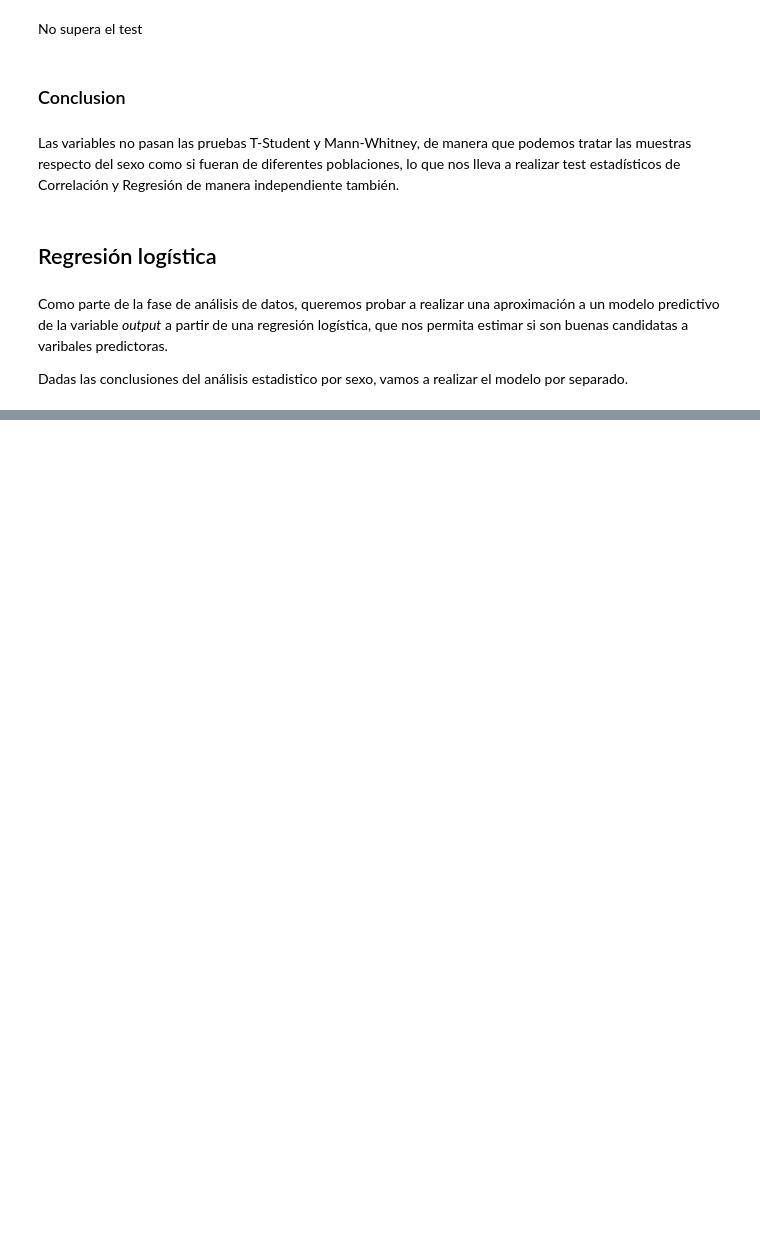
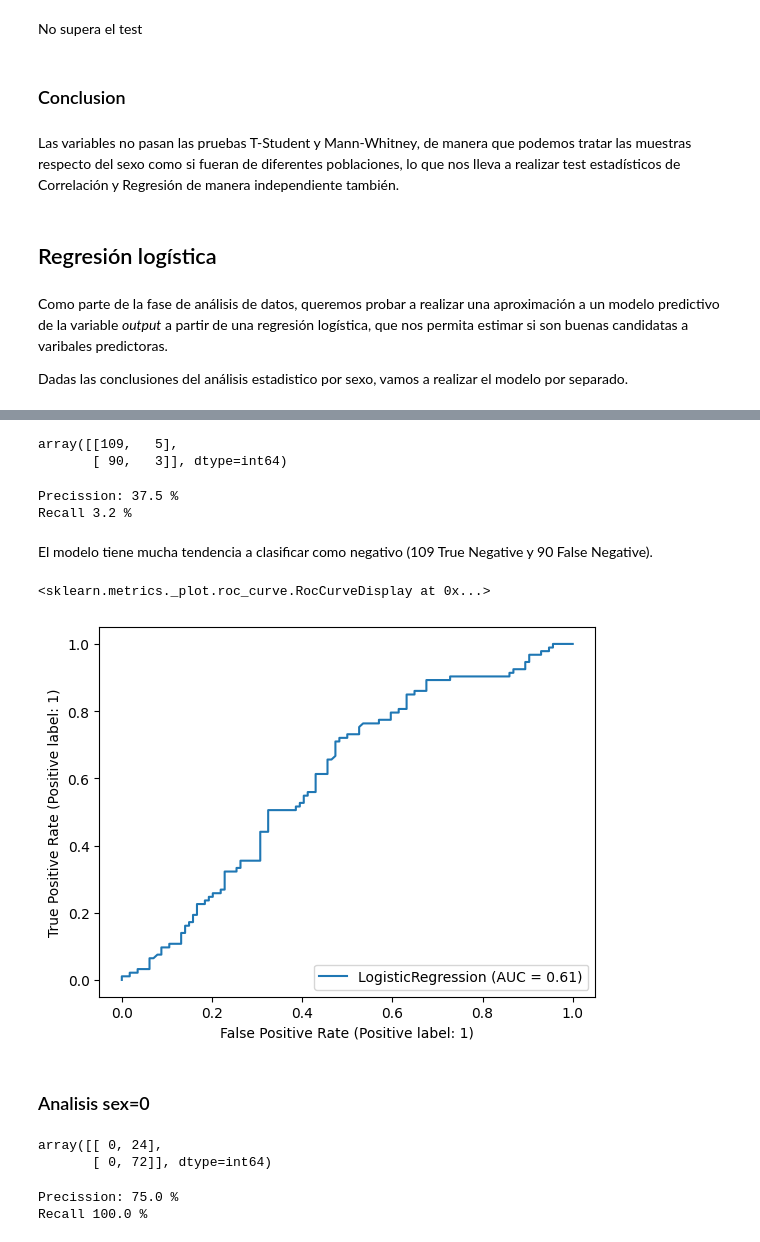
Before and after one commit to Carlos-Perez-Ha/PRA2, a Jupyter notebook: Carlos.ipynb, the cells around one changed output, grey strips where cells are left out. Saved outputs shown, nothing was run; the diff lists cells and outputs as text; code cells hidden in the pictures; blank space fills up the shorter version.

Commit message:
regresion logistica

```diff
--- a/Carlos.ipynb
+++ b/Carlos.ipynb
@@ -249,4 +249,15 @@ from sklearn.linear_model import LogisticRegression
 df_new = pd.DataFrame()
 df_new["trtbps_norm"] = trtbps_norm
 df_new["chol_norm"] = chol_norm
+# %%
+def predict_on_sex(sex):
+
+    X = df_new[df.sex==sex]
+    y = df.output[df.sex==sex]
+
+    model = LogisticRegression().fit(X, y)
+
+    y_pred = model.predict(df_new[df.sex==sex])
+
+    return X, y, y_pred, model
 # %% [markdown]
@@ -258 +265,3 @@ y_pred = model.predict(df_new[df.sex==1])
+# %%
+X, y, y_pred, model = predict_on_sex(1)
 # %%
@@ -259,0 +269,37 @@ from sklearn.metrics import confusion_matrix
+# %%
+confusion_matrix(y, y_pred)
+# %% [output]
+array([[109,   5],
+       [ 90,   3]], dtype=int64)
+# %%
+precission = precision_score(y, y_pred)
+print("Precission:",round(precission*100,1),"%")
+recall = recall_score(y, y_pred)
+print("Recall",round(recall*100,1),"%")
+# %% [output]
+Precission: 37.5 %
+Recall 3.2 %
+# %% [markdown]
+El modelo tiene mucha tendencia a clasificar como negativo (109 True Negative y 90 False Negative).
+# %%
+RocCurveDisplay.from_estimator(model, X, y)
+# %% [output]
+<sklearn.metrics._plot.roc_curve.RocCurveDisplay at 0x...>
+[figure, added]
+# %% [markdown]
+### Analisis sex=0
+# %%
+X, y, y_pred, model = predict_on_sex(0)
+
+confusion_matrix(y, y_pred)
+# %% [output]
+array([[ 0, 24],
+       [ 0, 72]], dtype=int64)
+# %%
+precission = precision_score(y, y_pred)
+print("Precission:",round(precission*100,1),"%")
+recall = recall_score(y, y_pred)
+print("Recall",round(recall*100,1),"%")
+# %% [output]
+Precission: 75.0 %
+Recall 100.0 %
```
Also changed, not shown: parts of 6 cells of this notebook.
